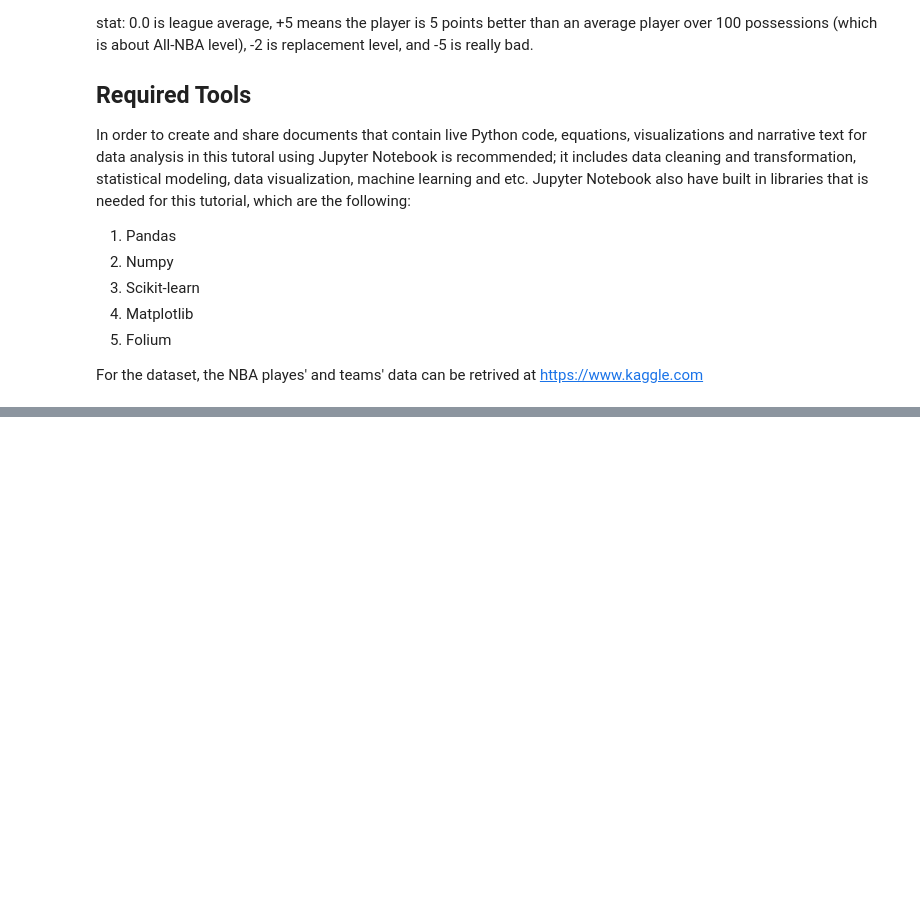
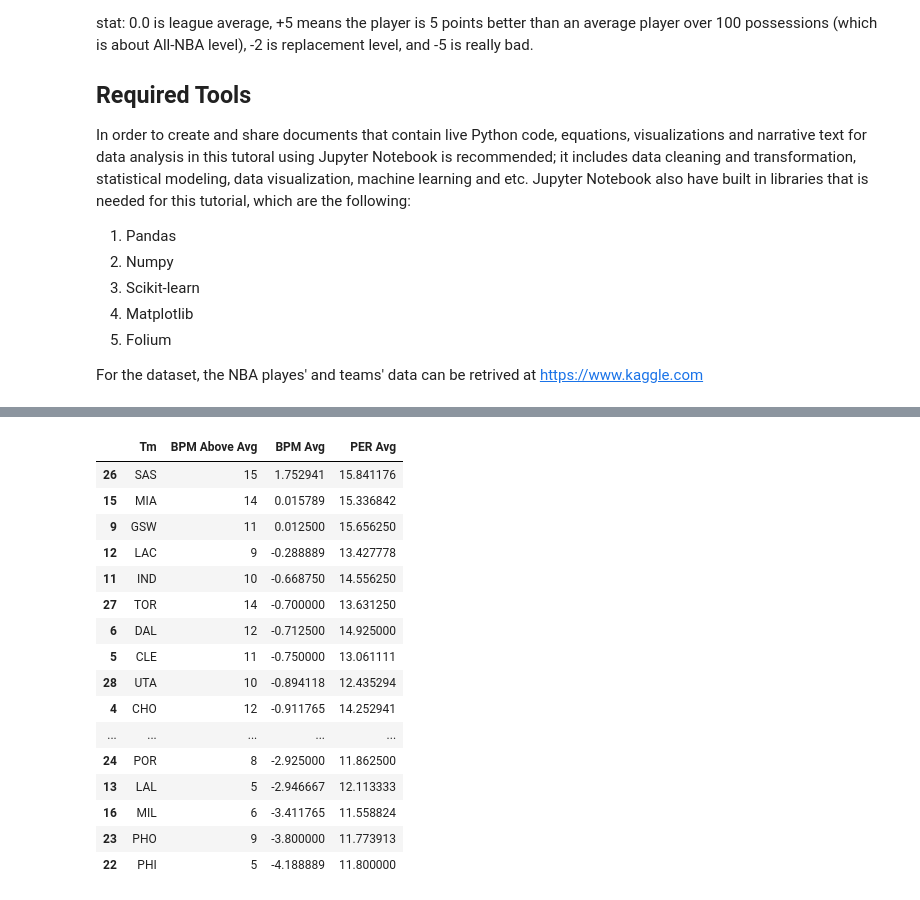
Before and after one commit to gvallang/cmsc320FinalTutorial, a Jupyter notebook: Final_Tutorial.ipynb, the cells around one changed output, grey strips where cells are left out. Saved outputs shown, nothing was run; the diff lists cells and outputs as text; code cells hidden in the pictures; blank space fills up the shorter version.

```diff
--- a/Final_Tutorial.ipynb
+++ b/Final_Tutorial.ipynb
@@ -239,0 +209,33 @@ group15.groupby(group15['Tm']).max()
+# %%
+#Create a new table that split the data by Teams, and obtain the average BPM and PER
+season2015 = group15.groupby(group15['Tm']).mean()
+season2015['Tm'] = season2015.index
+
+#Obtain the overall average for BPM on the league during this season
+BPM_Overall_Mean = season2015['BPM'].mean()
+
+#Count the players per team who has higher BPM than the average
+season2015 = season2015.merge(group15.groupby('Tm')['BPM'].apply(lambda x: (x>BPM_Overall_Mean).sum()).reset_index(name='BPM Above Avg'))
+season2015['BPM Avg'] = season2015['BPM']
+season2015['PER Avg'] = season2015['PER']
+season2015 = season2015.filter(['Tm','BPM Above Avg', 'BPM Avg', 'PER Avg']).sort_values('BPM Avg', ascending=[False])
+
+season2015
+# %% [output]
+|  | Tm | BPM Above Avg | BPM Avg | PER Avg |
+| 26 | SAS | 15 | 1.752941 | 15.841176 |
+| 15 | MIA | 14 | 0.015789 | 15.336842 |
+| 9 | GSW | 11 | 0.012500 | 15.656250 |
+| 12 | LAC | 9 | -0.288889 | 13.427778 |
+| 11 | IND | 10 | -0.668750 | 14.556250 |
+| 27 | TOR | 14 | -0.700000 | 13.631250 |
+| 6 | DAL | 12 | -0.712500 | 14.925000 |
+| 5 | CLE | 11 | -0.750000 | 13.061111 |
+| 28 | UTA | 10 | -0.894118 | 12.435294 |
+| 4 | CHO | 12 | -0.911765 | 14.252941 |
+| ... | ... | ... | ... | ... |
+| 24 | POR | 8 | -2.925000 | 11.862500 |
+| 13 | LAL | 5 | -2.946667 | 12.113333 |
+| 16 | MIL | 6 | -3.411765 | 11.558824 |
+| 23 | PHO | 9 | -3.800000 | 11.773913 |
+| 22 | PHI | 5 | -4.188889 | 11.800000 |
```
Also changed, not shown: parts of 16 cells of this notebook, 1 other file.
